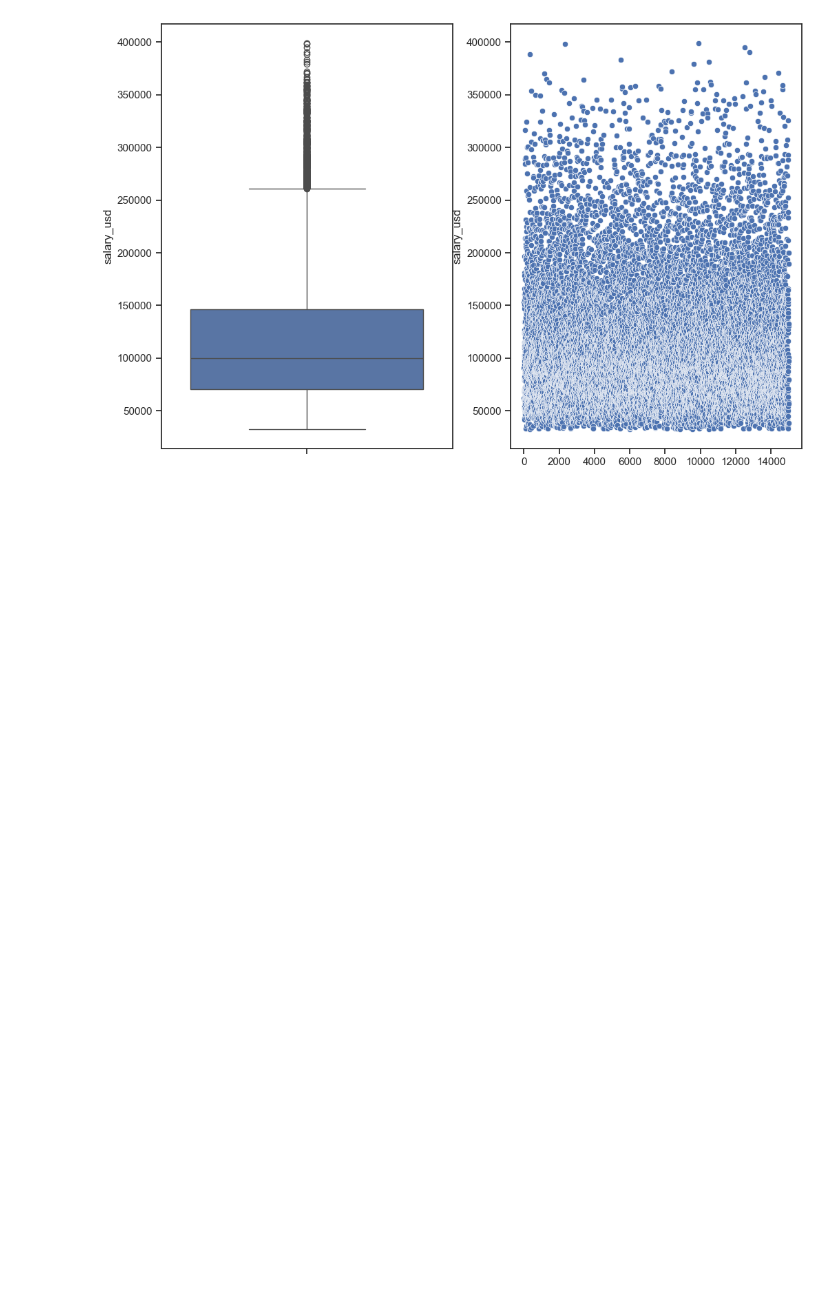
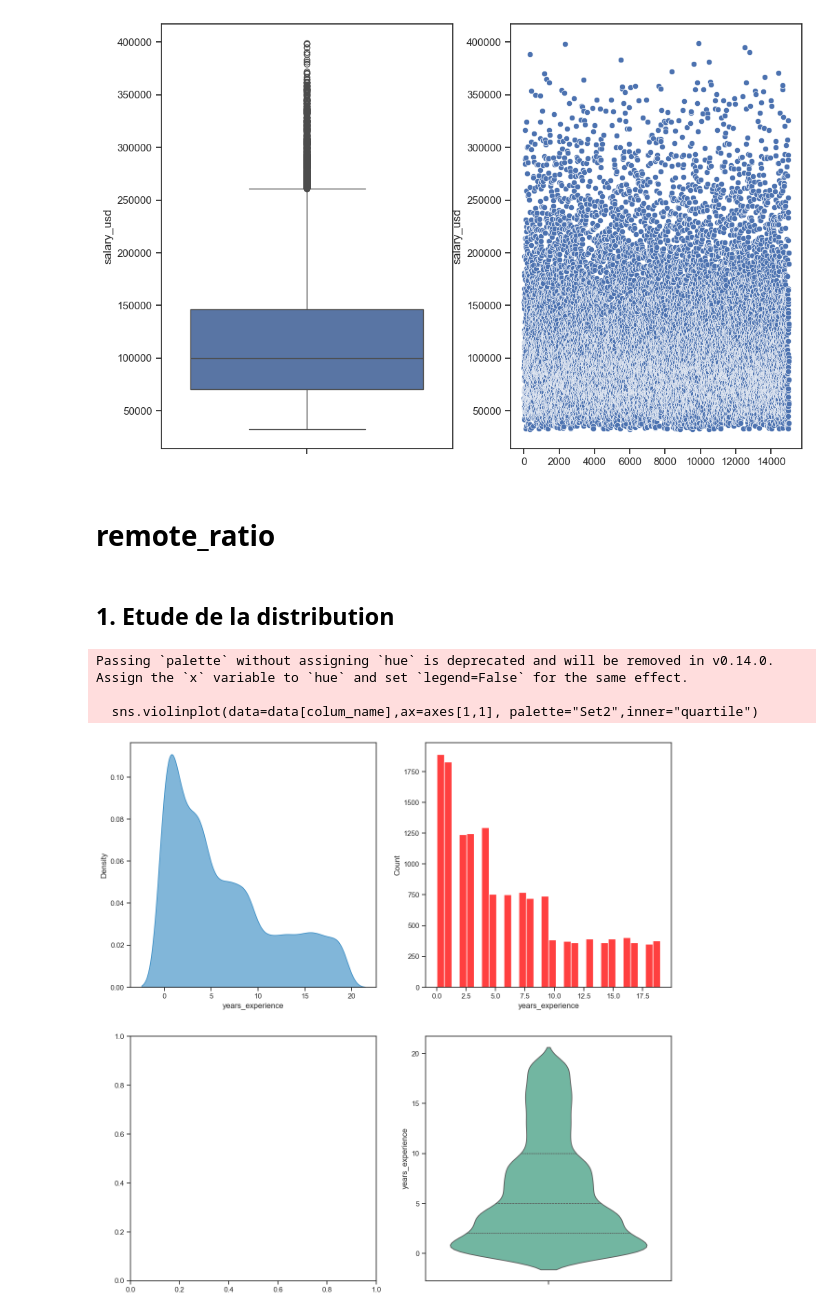
Before and after one commit to BrainCoder3/Vizualisation-Global-AI-Job-Market-Trends-Salary-Insights, a Jupyter notebook: notebooks/numerical_variables.ipynb, the cells around one changed output. Saved outputs shown, nothing was run; the diff lists cells and outputs as text; code cells hidden in the pictures; blank space fills up the shorter version.

Commit message:
numerical diagrams

```diff
--- a/notebooks/numerical_variables.ipynb
+++ b/notebooks/numerical_variables.ipynb
@@ -19,6 +19,27 @@ data.head()
 The AI & Data Job Salaries and Skills Dataset 2024-2025 is synthetically prepared and provides a detailed, global overview of job listings in artificial intelligence, data science, machine learning, and related fields. This dataset aggregates job postings from October 2024 to July 2025, capturing a wide spectrum of roles, required skills, compensation, and organizational attributes across multiple countries and industries.
 
 With over 15,000 entries, each record details the job title, salary (in USD and local currency), experience level, employment type, company location and size, remote work ratio, required technical skills, education and experience requirements, industry, posting and application dates, job description length, benefits score, and company name. This rich dataset is designed for data scientists, career analysts, HR professionals, and researchers interested in AI workforce trends, salary benchmarking, and skills demand analysis.
+# %%
+def distribution(colum_name):
+    fig,axes =plt.subplots(2,2,figsize=(15,15))
+    sns.kdeplot(data=data[colum_name],ax=axes[0,0],fill=True,alpha=0.6,color="#2E86C1")
+
+    sns.histplot(data=data[colum_name],ax=axes[0,1],bins=30,color="red")
+
+    sns.violinplot(data=data[colum_name],ax=axes[1,1], palette="Set2",inner="quartile")
+
+    sns.set_theme(style='ticks')
+
+    plt.show()
+
+
+def extremeValues(column_name):
+    fig ,axes =plt.subplots(1,2, figsize=(12,8))
+    sns.boxplot(data=data,y=column_name,ax=axes[0])
+    sns.scatterplot(data=data[column_name],ax=axes[1])
+
+
+    plt.show()
 # %% [markdown]
 # salary_usd colomn
 # %% [markdown]
@@ -51,2 +58,13 @@ plt.show()
 # %% [output]
 [figure]
+# %% [markdown]
+# remote_ratio
+# %% [markdown]
+## 1. Etude de la distribution
+# %%
+distribution('years_experience')
+# %% [output]
+Passing `palette` without assigning `hue` is deprecated and will be removed in v0.14.0. Assign the `x` variable to `hue` and set `legend=False` for the same effect.
+
+  sns.violinplot(data=data[colum_name],ax=axes[1,1], palette="Set2",inner="quartile")
+[figure, added]
```
Also changed, not shown: parts of 14 cells of this notebook.
